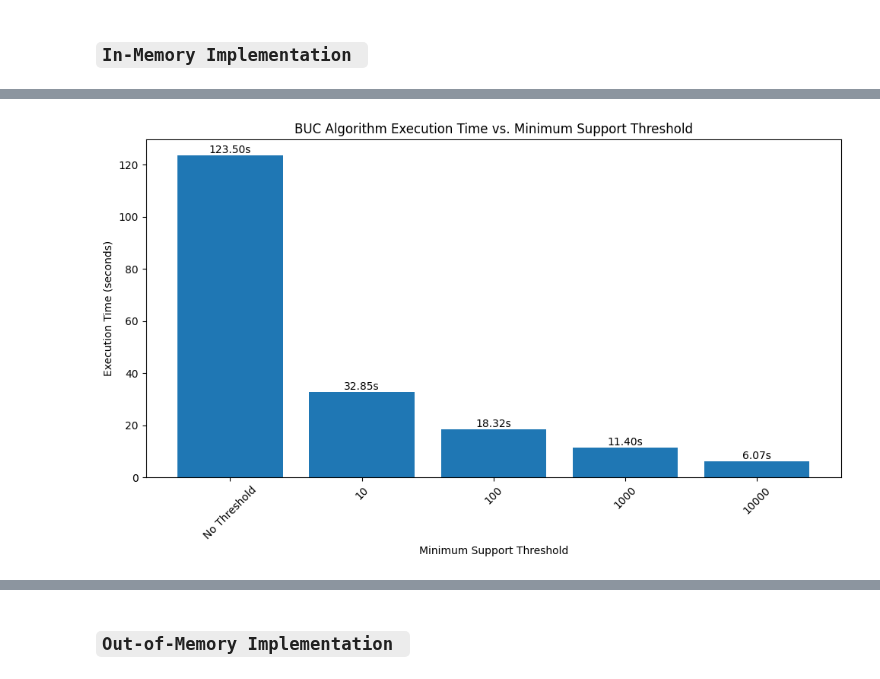
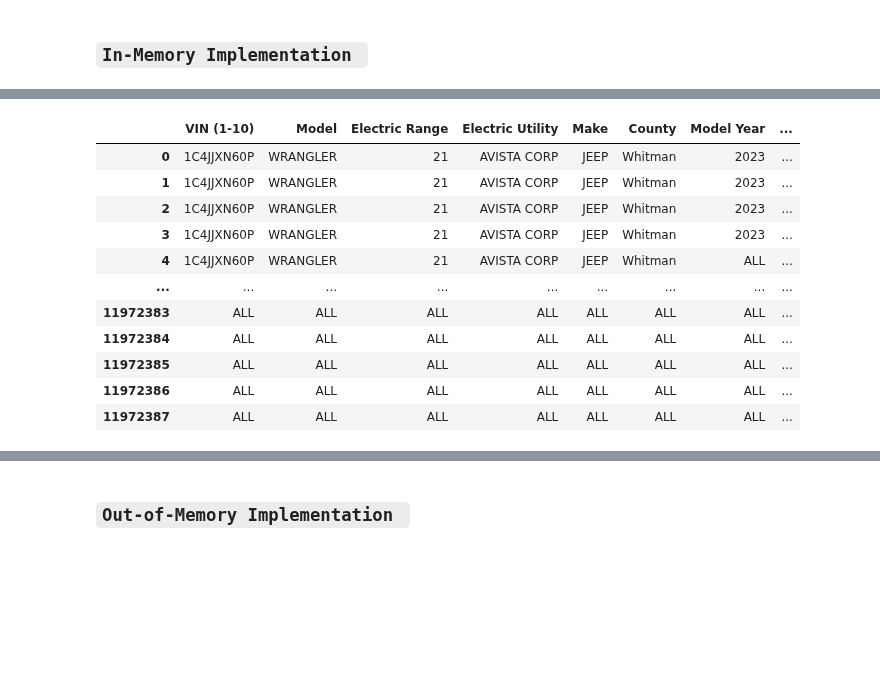
Before and after one commit to Daxvshah11/DA_Assignments, a Jupyter notebook: Ass2/Assignment2_BUC_8.ipynb, the cells around one changed output, grey strips where cells are left out. Saved outputs shown, nothing was run; the diff lists cells and outputs as text; code cells hidden in the pictures; blank space fills up the shorter version.

```diff
--- a/Ass2/Assignment2_BUC_8.ipynb
+++ b/Ass2/Assignment2_BUC_8.ipynb
@@ -66,36 +69,22 @@ This implementation includes both minsup and non-minsup versions.
 # %%
 class BUCInMemory:
-    def __init__(self, data):
+    def __init__(self, dataframe):
         """
         Initialize the BUCInMemory class.
 
         Args:
-        data (pandas.DataFrame): The input data as a pandas DataFrame.
+        dataframe (pandas.DataFrame): The input data as a pandas DataFrame.
         """
-        self.data = data.values
-        self.column_names = list(data.columns)
+        self.data = dataframe.values
+        self.column_names = list(dataframe.columns)
 
-    @staticmethod
-    def get_unique_value_counts(data):
-        """
-        Compute the counts of unique values in the first column of data.
-
-        Args:
-        data (numpy.ndarray): The input data containing at least one column.
-
-        Returns:
-        list of int: A list of counts corresponding to each unique value.
-        """
-        unique_values, counts = np.unique(data[:, 0], return_counts=True)
-        return list(counts)
-
-    def compute_buc_patterns(self, minsup=None, use_minsup=True):
+    def compute_buc_patterns(self, min_support=None, use_min_support=True):
         """
         Compute patterns using the BUC algorithm.
 
         Args:
-        minsup (int, optional): The minimum support threshold for patterns. Default is None.
-        use_minsup (bool): Whether to use the minimum support threshold. Default is True.
+        min_support (int, optional): The minimum support threshold for patterns. Default is None.
+        use_min_support (bool): Whether to use the minimum support threshold. Default is True.
 
         Returns:
         pandas.DataFrame: A DataFrame containing patterns that meet the criteria.
@@ -108,22 +97,21 @@ class BUCInMemory:
                 return
 
             sorted_data = data[data[:, 0].argsort()]
-            data_counts = self.get_unique_value_counts(sorted_data)
-            i = 0
+            unique_values, data_counts = np.unique(sorted_data[:, 0], return_counts=True)
+            start_index = 0
 
-            for support in data_counts:
-                if not use_minsup or (use_minsup and support >= minsup):
-                    new_pattern = current_pattern + [sorted_data[i, 0]]
-                    recursive_compute(sorted_data[i : i + support, 1:], new_pattern)
-                i += support
+            for value, support in zip(unique_values, data_counts):
+                if not use_min_support or (use_min_support and support >= min_support):
+                    new_pattern = current_pattern + [value]
+                    recursive_compute(sorted_data[start_index : start_index + support, 1:], new_pattern)
+                start_index += support
 
             new_pattern = current_pattern + ["ALL"]
             recursive_compute(data[:, 1:], new_pattern)
 
         recursive_compute(self.data, [])
 
-        result_df = pd.DataFrame(patterns, columns=self.column_names + ["count_buc"])
-        return result_df
+        return pd.DataFrame(patterns, columns=self.column_names + ["count_buc"])
 
     def run_with_varying_thresholds(self, thresholds):
         """
@@ -140,47 +128,56 @@ class BUCInMemory:
         for threshold in thresholds:
             start_time = time.time()
             if threshold is None:
-                df = self.compute_buc_patterns(use_minsup=False)
+                df = self.compute_buc_patterns(use_min_support=False)
                 threshold_key = 'No Threshold'
             else:
-                df = self.compute_buc_patterns(minsup=threshold, use_minsup=True)
+                df = self.compute_buc_patterns(min_support=threshold, use_min_support=True)
                 threshold_key = threshold
             execution_time = time.time() - start_time
             results[threshold_key] = (df, execution_time)
         return results
 
     def plot_execution_times(self, results):
         """
         Create a bar plot of execution times for different thresholds.
 
         Args:
         results (dict): The results dictionary from run_with_varying_thresholds.
 
         Returns:
         None (displays the plot)
         """
         thresholds = list(results.keys())
-        times = [results[t][1] for t in thresholds]
+        execution_times = [results[t][1] for t in thresholds]
 
         plt.figure(figsize=(10, 6))
-        plt.bar(range(len(thresholds)), times, align='center')
+        plt.bar(range(len(thresholds)), execution_times, align='center')
         plt.xlabel('Minimum Support Threshold')
         plt.ylabel('Execution Time (seconds)')
         plt.title('BUC Algorithm Execution Time vs. Minimum Support Threshold')
         plt.xticks(range(len(thresholds)), [str(t) for t in thresholds], rotation=45)
-        for i, v in enumerate(times):
-            plt.text(i, v, f'{v:.2f}s', ha='center', va='bottom')
+        for i, time_taken in enumerate(execution_times):
+            plt.text(i, time_taken, f'{time_taken:.2f}s', ha='center', va='bottom')
         plt.tight_layout()
         plt.show()
 
+thresholds = [None]
 buc_in_memory = BUCInMemory(MAIN_DATA)
-
-thresholds = [None, 10, 100, 1000, 10000]
 results_dict = buc_in_memory.run_with_varying_thresholds(thresholds)
 
-buc_in_memory.plot_execution_times(results_dict)
-
-# Additionally, to access the dataframe, use the below.
-# result_df, time = results_dict[100]
+# To access the dataframe for a specific threshold, use the below:
+result_df, execution_time = results_dict['No Threshold']
+result_df
 # %% [output]
-[figure, removed]
+|  | VIN (1-10) | Model | Electric Range | Electric Utility | Make | County | Model Year | ... |
+| 0 | 1C4JJXN60P | WRANGLER | 21 | AVISTA CORP | JEEP | Whitman | 2023 | ... |
+| 1 | 1C4JJXN60P | WRANGLER | 21 | AVISTA CORP | JEEP | Whitman | 2023 | ... |
+| 2 | 1C4JJXN60P | WRANGLER | 21 | AVISTA CORP | JEEP | Whitman | 2023 | ... |
+| 3 | 1C4JJXN60P | WRANGLER | 21 | AVISTA CORP | JEEP | Whitman | 2023 | ... |
+| 4 | 1C4JJXN60P | WRANGLER | 21 | AVISTA CORP | JEEP | Whitman | ALL | ... |
+| ... | ... | ... | ... | ... | ... | ... | ... | ... |
+| 11972383 | ALL | ALL | ALL | ALL | ALL | ALL | ALL | ... |
+| 11972384 | ALL | ALL | ALL | ALL | ALL | ALL | ALL | ... |
+| 11972385 | ALL | ALL | ALL | ALL | ALL | ALL | ALL | ... |
+| 11972386 | ALL | ALL | ALL | ALL | ALL | ALL | ALL | ... |
+| 11972387 | ALL | ALL | ALL | ALL | ALL | ALL | ALL | ... |
```
Also changed, not shown: parts of 14 cells of this notebook, 3 other files.
